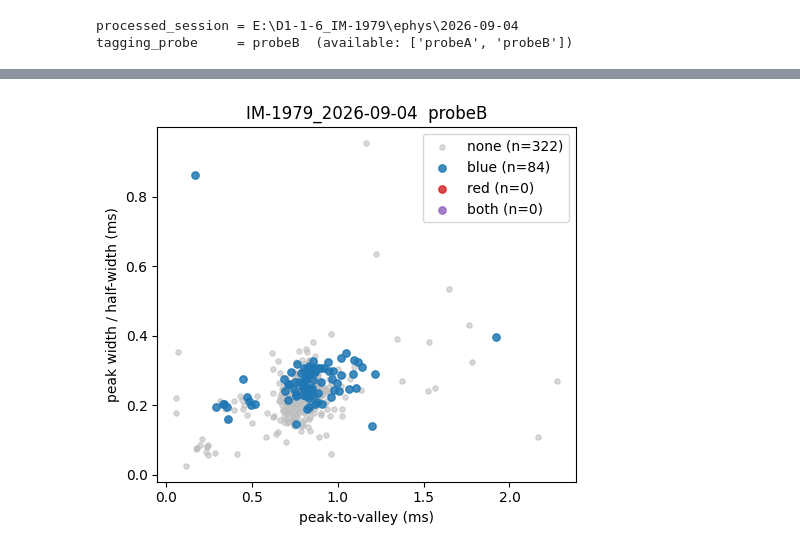
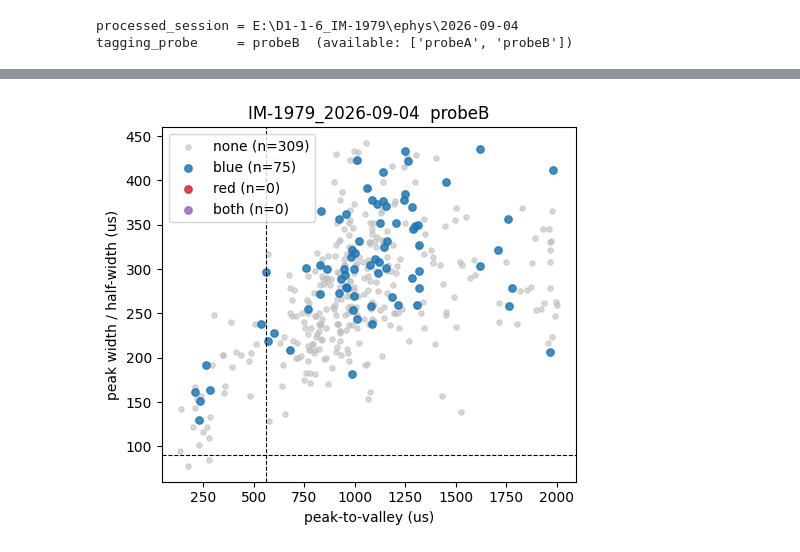
Before and after one commit to Jeffrey-J-Tong/optonpx, a Jupyter notebook: notebook/4.4_unit_feature_scatter.ipynb, the cells around one changed output, grey strips where cells are left out. Saved outputs shown, nothing was run; the diff lists cells and outputs as text; code cells hidden in the pictures.

```diff
--- a/notebook/4.4_unit_feature_scatter.ipynb
+++ b/notebook/4.4_unit_feature_scatter.ipynb
@@ -22,6 +32,9 @@ tagging_probe   = "probeB"
 kilosort_dir    = "kilosort4"                 # KS4 results subfolder name under <processed_session>/<tagging_probe>/
 unit_criteria   = {"quality": ["good"]}       # must match what was used in notebook 4.2, so unit_ids line up with opto_df
 isi_long_thresh_s = 2.0                        # Prop(ISI > this) threshold
+spn_params      = {"min_peak_width_us": 90.0,  # putative SPN: peak width > , p2v > , firing rate <
+                   "min_p2v_us": 560.0,
+                   "max_fr_hz": 15.0}
 # ======================================
 
 metadata_dir  = Path.cwd().parent
@@ -119,9 +143,13 @@ features_df.describe()
 # %%
-# ── per-unit optotagging color label: blue / red / both / none ──────────────
+# ── optotagging per colour + putative SPN classification ─────────────────────
 # color_tagged is True per (unit_id, color) if that unit is tagged at >= 1 power
-# level of that color -- a unit can be True for both colors independently.
+# level of that color; blue and red are recorded independently (no dual-colour policy).
+from src import classify_putative_spn
+
 tagged_blue = set(opto_df.loc[(opto_df["color"] == "blue_laser") & opto_df["color_tagged"], "unit_id"])
 tagged_red  = set(opto_df.loc[(opto_df["color"] == "red_laser")  & opto_df["color_tagged"], "unit_id"])
+features_df["blue_tagged"] = [u in tagged_blue for u in features_df.index]
+features_df["red_tagged"]  = [u in tagged_red for u in features_df.index]
 
 def tag_label(unit_id):
     in_blue, in_red = unit_id in tagged_blue, unit_id in tagged_red
@@ -134,9 +162,13 @@ def tag_label(unit_id):
     return "none"
 
 features_df["tag"] = [tag_label(u) for u in features_df.index]
+features_df = classify_putative_spn(features_df, params=spn_params)
 
 TAG_COLORS = {"none": "0.75", "blue": "tab:blue", "red": "tab:red", "both": "tab:purple"}
 TAG_ORDER  = ["none", "blue", "red", "both"]   # plot 'none' first so it sits behind the tagged points
 
-print(features_df["tag"].value_counts().reindex(TAG_ORDER, fill_value=0))
+print(pd.crosstab(features_df["tag"], features_df["is_spn"].map({True: "SPN", False: "not SPN"}),
+                  margins=True).reindex(TAG_ORDER + ["All"], fill_value=0))
+print("\nnot-SPN reasons:")
+print(features_df.loc[~features_df["is_spn"], "spn_fail_reason"].value_counts())
 # %% [output]
@@ -148,22 +188,24 @@ both      0
 Name: count, dtype: int64
 # %%
-# ── Figure 1: peak width vs peak-to-valley ───────────────────────────────────
+# ── Figure 1: peak width vs peak-to-valley (raw waveforms), SPN gate dashed ────
 %matplotlib inline
 import matplotlib.pyplot as plt
 
 fig, ax = plt.subplots(figsize=(5, 4.5))
 for tag in TAG_ORDER:
     d = features_df[features_df["tag"] == tag]
-    ax.scatter(d["peak_to_trough_duration"] * 1000, d["trough_half_width"] * 1000,   # seconds -> ms
+    ax.scatter(d["p2v_us"], d["peak_width_us"],
                s=28 if tag != "none" else 14, c=TAG_COLORS[tag], label=f"{tag} (n={len(d)})",
                alpha=0.85 if tag != "none" else 0.6)
-ax.set_xlabel("peak-to-valley (ms)")
-ax.set_ylabel("peak width / half-width (ms)")
+ax.axvline(spn_params["min_p2v_us"], color="k", ls="--", lw=0.8)
+ax.axhline(spn_params["min_peak_width_us"], color="k", ls="--", lw=0.8)
+ax.set_xlabel("peak-to-valley (us)")
+ax.set_ylabel("peak width / half-width (us)")
 ax.set_title(f"{session_name}  {tagging_probe}")
 ax.legend()
 fig.tight_layout()
 # %% [output]
-[figure, old version]
+[figure, new version]
 # %%
 # ── Figure 2: firing rate / Prop(ISI > threshold) / CV(ISI) (3D) ────────────
 from mpl_toolkits.mplot3d import Axes3D  # noqa: F401 -- registers the '3d' projection
```
Also changed, not shown: parts of 14 cells of this notebook, 18 other files.
